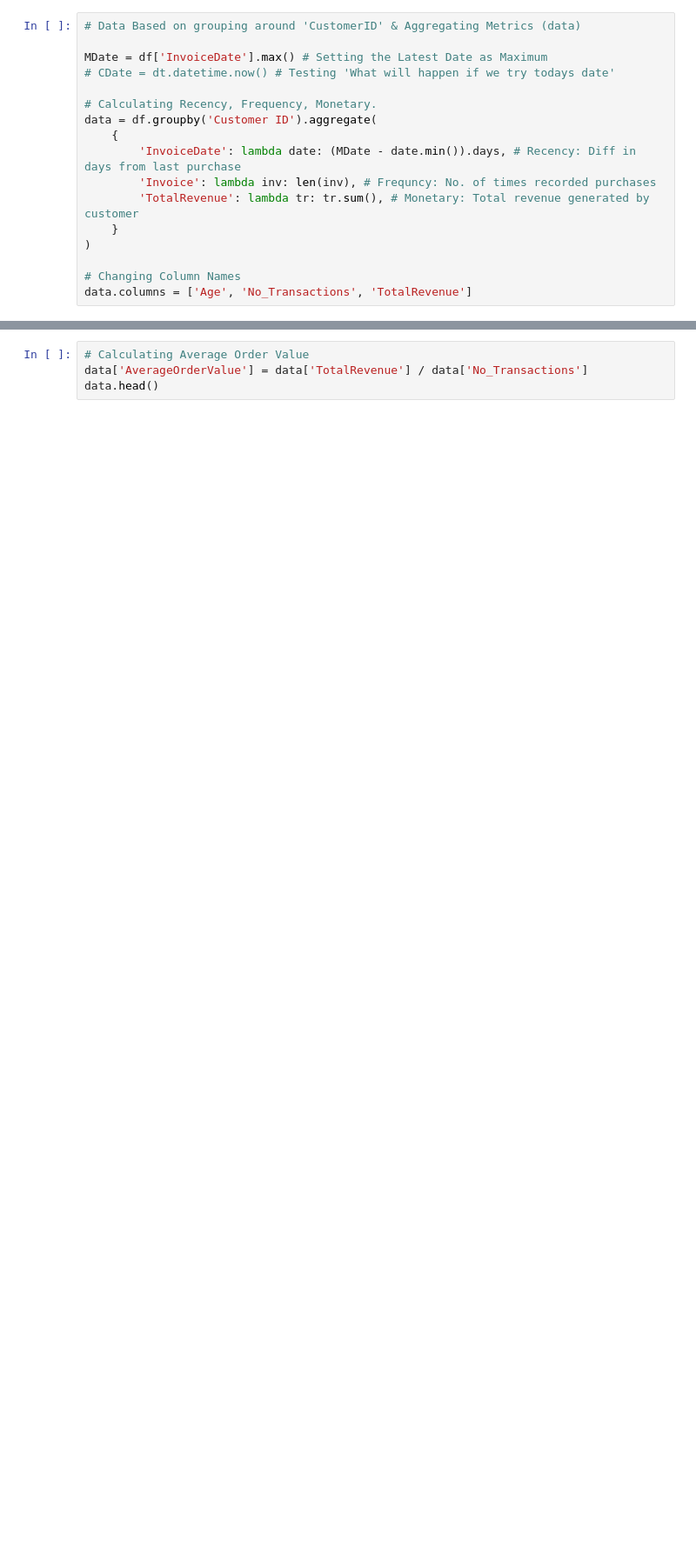
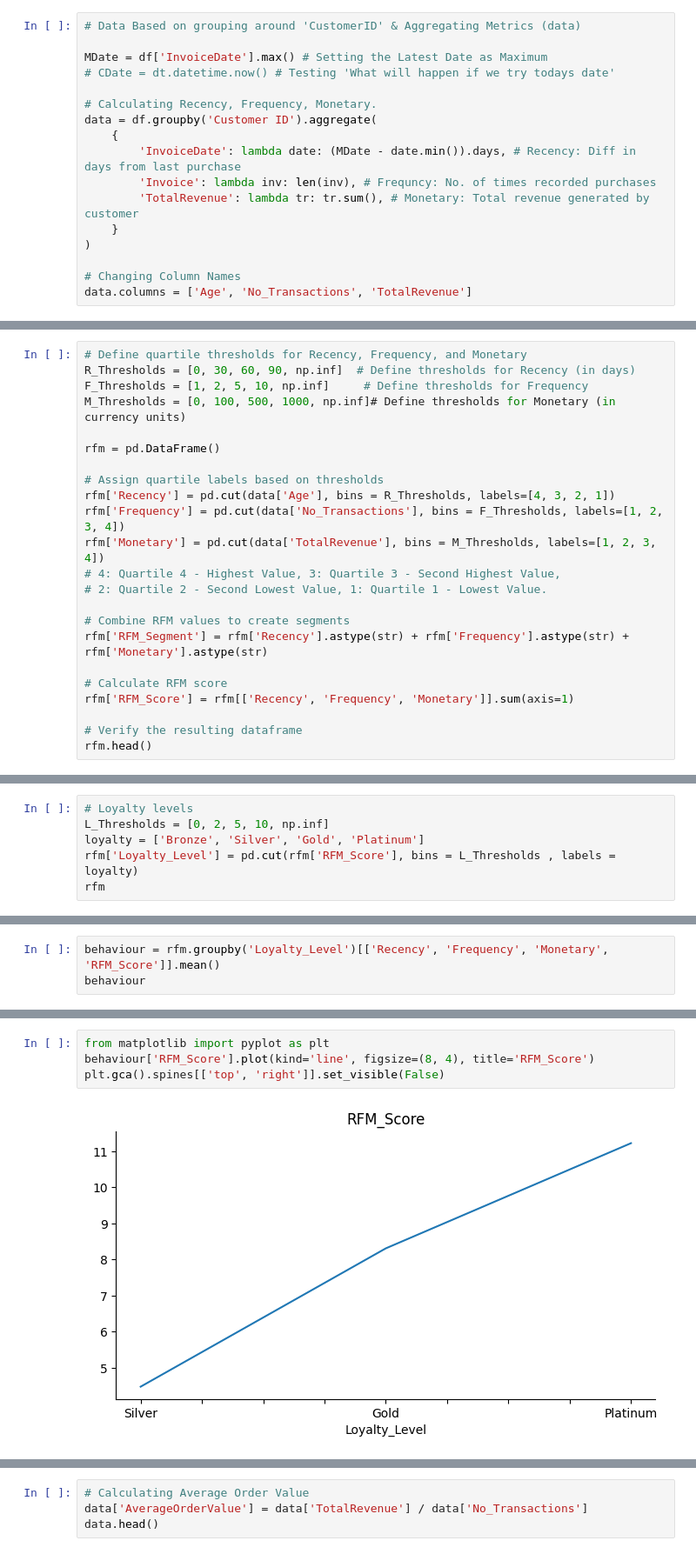
Before and after one commit to jatbhoir/Customer-Lifetime-Value, a Jupyter notebook: EVA_Case_Study_CLV.ipynb, the cells around one changed output, grey strips where cells are left out. Shown at 87% size. Drawn from its saved outputs; the diff is of its cells as text; blank space fills up the shorter version.

```diff
--- a/EVA_Case_Study_CLV.ipynb
+++ b/EVA_Case_Study_CLV.ipynb
@@ -118,0 +150,23 @@ data
+# %%
+# Define quartile thresholds for Recency, Frequency, and Monetary
+R_Thresholds = [0, 30, 60, 90, np.inf]  # Define thresholds for Recency (in days)
+F_Thresholds = [1, 2, 5, 10, np.inf]     # Define thresholds for Frequency
+M_Thresholds = [0, 100, 500, 1000, np.inf]# Define thresholds for Monetary (in currency units)
+
+rfm = pd.DataFrame()
+
+# Assign quartile labels based on thresholds
+rfm['Recency'] = pd.cut(data['Age'], bins = R_Thresholds, labels=[4, 3, 2, 1])
+rfm['Frequency'] = pd.cut(data['No_Transactions'], bins = F_Thresholds, labels=[1, 2, 3, 4])
+rfm['Monetary'] = pd.cut(data['TotalRevenue'], bins = M_Thresholds, labels=[1, 2, 3, 4])
+# 4: Quartile 4 - Highest Value, 3: Quartile 3 - Second Highest Value,
+# 2: Quartile 2 - Second Lowest Value, 1: Quartile 1 - Lowest Value.
+
+# Combine RFM values to create segments
+rfm['RFM_Segment'] = rfm['Recency'].astype(str) + rfm['Frequency'].astype(str) + rfm['Monetary'].astype(str)
+
+# Calculate RFM score
+rfm['RFM_Score'] = rfm[['Recency', 'Frequency', 'Monetary']].sum(axis=1)
+
+# Verify the resulting dataframe
+rfm.head()
@@ -118,0 +181,6 @@ data
+# %%
+# Loyalty levels
+L_Thresholds = [0, 2, 5, 10, np.inf]
+loyalty = ['Bronze', 'Silver', 'Gold', 'Platinum']
+rfm['Loyalty_Level'] = pd.cut(rfm['RFM_Score'], bins = L_Thresholds , labels = loyalty)
+rfm
@@ -118,0 +202,3 @@ data
+# %%
+behaviour = rfm.groupby('Loyalty_Level')[['Recency', 'Frequency', 'Monetary', 'RFM_Score']].mean()
+behaviour
@@ -119 +212,7 @@ data
+# %%
+from matplotlib import pyplot as plt
+behaviour['RFM_Score'].plot(kind='line', figsize=(8, 4), title='RFM_Score')
+plt.gca().spines[['top', 'right']].set_visible(False)
+# %% [output]
+[figure, added]
 # %% [markdown]
```
Also changed, not shown: parts of 31 cells of this notebook.
